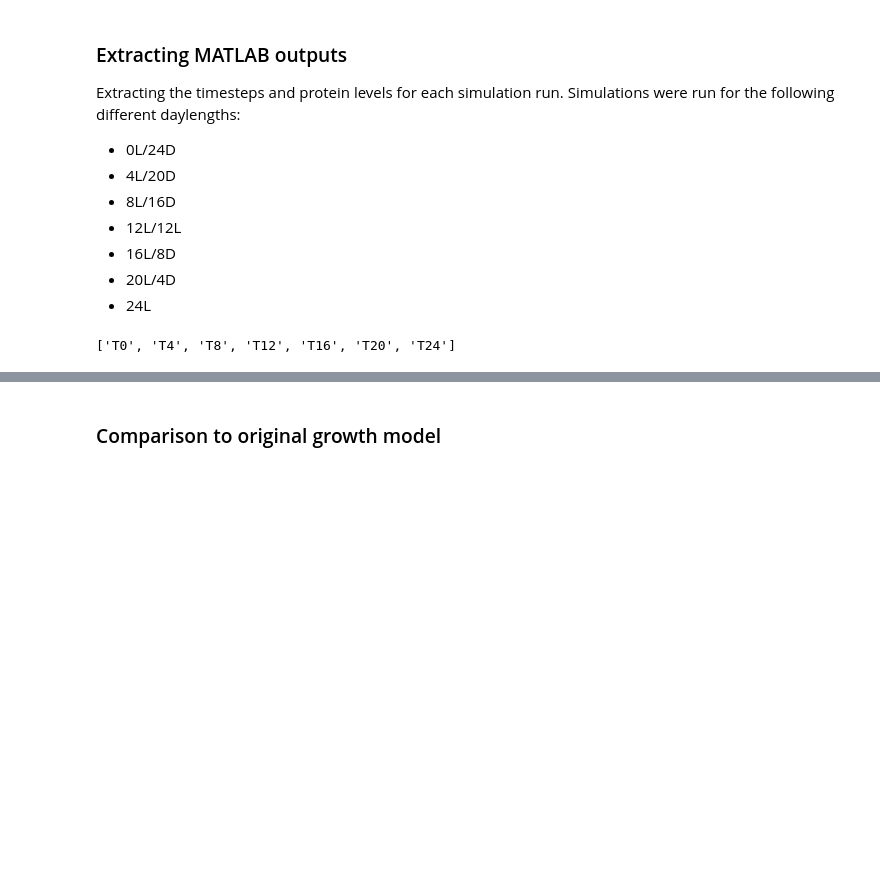
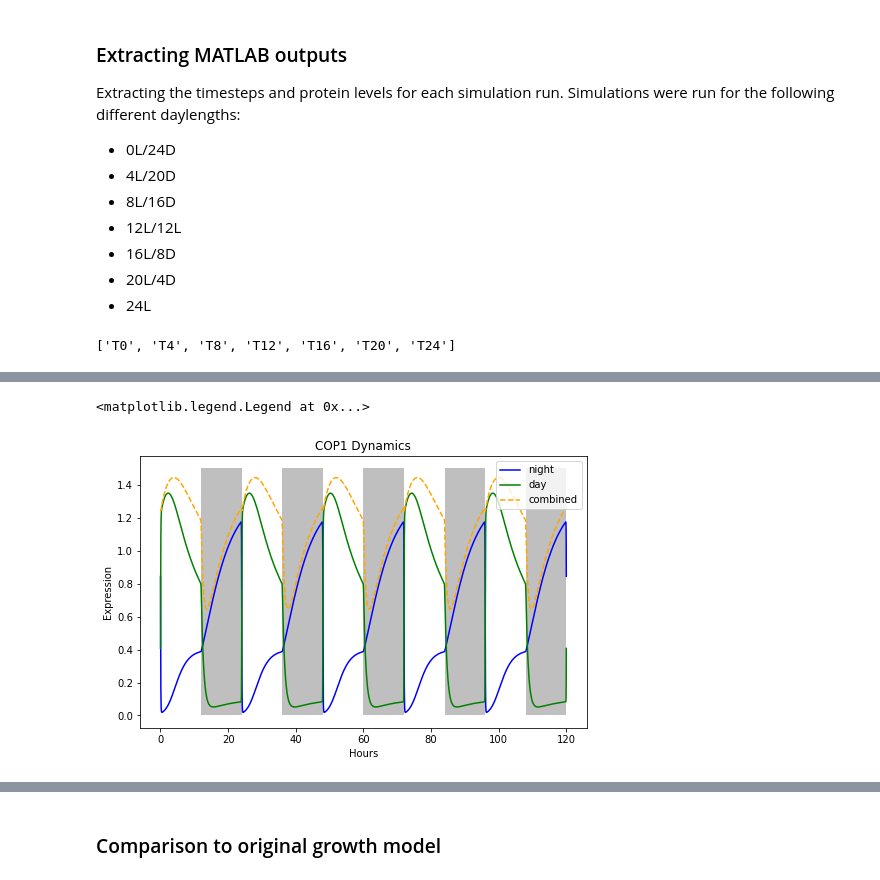
Before and after one commit to cbantock/arabidopsis_clock_linked_growth_model, a Jupyter notebook: CB_hypocotyl_growth_model.ipynb, the cells around one changed output, grey strips where cells are left out. Drawn from its saved outputs; the diff is of its cells as text; code cells hidden in the pictures; blank space fills up the shorter version.

```diff
--- a/CB_hypocotyl_growth_model.ipynb
+++ b/CB_hypocotyl_growth_model.ipynb
@@ -782,3 +782,6 @@ Y12 = create_df(sim_outputs,'Y12')
 Y16 = create_df(sim_outputs,'Y16')
 Y20 = create_df(sim_outputs,'Y20')
 Y24 = create_df(sim_outputs,'Y24')
+# %%
+Y12_COP1 = pd.concat([Y12['time_steps'], Y12['COP1_nuclear_night'], Y12['COP1_nuclear_day'], Y12['COP1']], axis=1)
+Y12_COP1
@@ -785,3 +802,22 @@ Y24 = create_df(sim_outputs,'Y24')
+# %%
+fig, ax = plt.subplots(1, sharex=True, figsize=(8,5))
+
+
+# COP1
+ax.plot(Y12_COP1['time_steps'], Y12_COP1['COP1_nuclear_night'], label = 'night', color='blue' )
+ax.plot(Y12_COP1['time_steps'], Y12_COP1['COP1_nuclear_day'], label = 'day', color='green')
+ax.plot(Y12_COP1['time_steps'], Y12_COP1['COP1'], label = 'combined', color='orange', linestyle='--')
+#ax[1].legend(loc='best')
+ax.set_ylabel('Expression')
+ax.set_xlabel('Hours')
+ax.set_title('COP1 Dynamics')
+for days in range(0,5):
+    time_day=np.linspace(days*24+12,(days*24)+24, 100)
+    ax.fill_between(time_day, 0, 1.5, facecolor='grey', alpha=0.5)
+ax.legend()
+# %% [output]
+<matplotlib.legend.Legend at 0x...>
+[figure, added]
 # %%
 Y0
 # %% [output]
```
Also changed, not shown: parts of 7 cells of this notebook.
